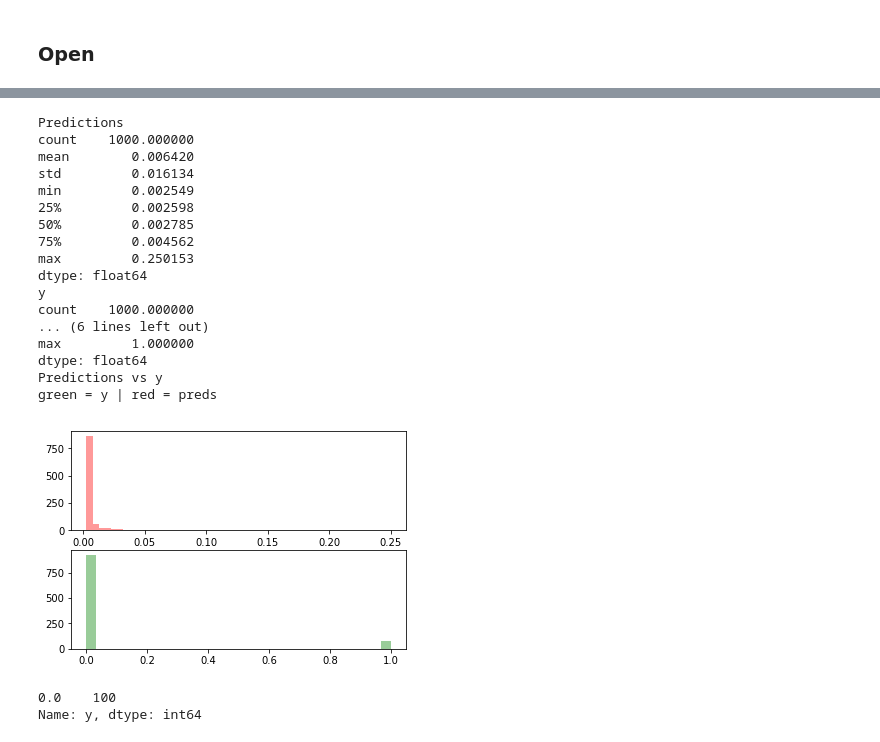
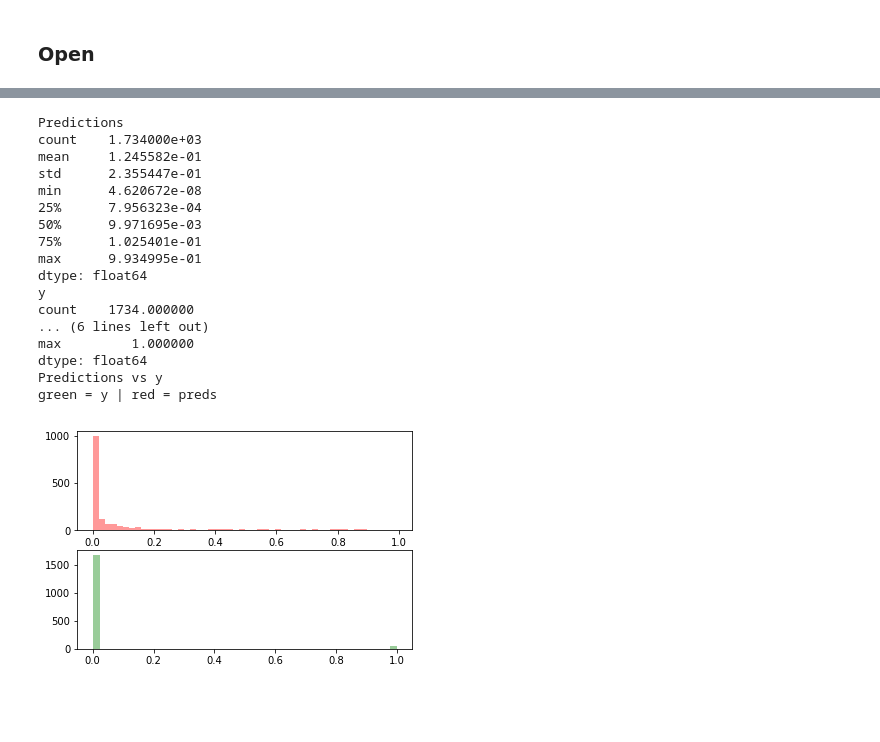
Before and after one commit to 2yan/Super-Simple, a Jupyter notebook: research.ipynb, the cells around one changed output, grey strips where cells are left out. Cells and saved outputs as stored; diff of their text form; code cells hidden in the pictures; blank space fills up the shorter version.

```diff
--- a/research.ipynb
+++ b/research.ipynb
@@ -136,4 +155,6 @@ Done: 124 Remaining: 1, Remaining Time: 0s
 # %%
+candles_before = 25
+X, Y = create_data(observations, candles_before)
 temp = pd.DataFrame(Y, columns = ['y'])
 mask = temp['y'] >= 0.005
 temp.loc[mask, 'new_y'] = 1
@@ -141,0 +166,2 @@ y = temp['new_y'].values
+# %%
+X,y  = make_samples_even(X, y, 1 )
@@ -147,11 +175,12 @@ def generate_model(X, y):
     model.add(kr.layers.LSTM(2**4))
     model.add(kr.layers.Dense(1))
     model.add(kr.layers.Activation('sigmoid'))
-    optimizer = kr.optimizers.RMSprop(lr=0.001)
+    #optimizer = kr.optimizers.RMSprop(lr=0.001)
+    optimizer = kr.optimizers.Adam(0.001)
     model.compile(loss='binary_crossentropy', optimizer=optimizer)
     return model
 
 model = generate_model(X, y)
 # %%
-model.fit(X[:1000], y[:1000],batch_size=100,  epochs=100, validation_split=0.30, verbose = 1)
+model.fit(X, y,batch_size=1000,  epochs=10, validation_split=0.30, verbose = 1)
 # %% [output]
@@ -184,47 +206,57 @@ def convert_cans_to_shape(cans):
 
     return np.array([temp])
 # %%
-def evaluate(X, y):
+def evaluate(samples = 10):
+    hidden_list = []
+    bar = rt.progress_bar(samples)
+    for num in range(0, samples):
+        bar.progress()
+        hidden_list.append(get_random_candles())
+
+    X, Y = create_data(hidden_list, candles_before)
+    temp = pd.DataFrame(Y, columns = ['y'])
+    mask = temp['y'] >= 0.005
+    temp.loc[mask, 'new_y'] = 1
+    temp.loc[~mask, 'new_y'] = 0
+    y = temp['new_y'].values
+
+
     preds = model.predict(X)
     print('Predictions')
     print(pd.Series(preds.reshape(len(preds))).describe())
     print('y')
     print(pd.Series(y).describe())
     print('Predictions vs y')
     fig, (ax, ax2) = plt.subplots(nrows= 2)
     sea.distplot(preds, kde = False, ax = ax, color = 'red')
 
     sea.distplot(y, kde = False, ax = ax2, color = 'green')
     print('green = y | red = preds')
     plt.show()
 
+    comparison = pd.DataFrame()
+    comparison['preds'] = preds.reshape(len(preds))
+    comparison['preds'] = comparison['preds'].apply(lambda x: round(x, 4))
+    comparison['y'] = temp['y']
+    return preds, comparison
 
-evaluate(X[:1000], y[:1000])
+preds, comparison = evaluate()
 # %% [output]
 Predictions
-count    1000.000000
-mean        0.006420
-std         0.016134
-min         0.002549
-25%         0.002598
-50%         0.002785
-75%         0.004562
-max         0.250153
+count    1.734000e+03
+mean     1.245582e-01
+std      2.355447e-01
+min      4.620672e-08
+25%      7.956323e-04
+50%      9.971695e-03
+75%      1.025401e-01
+max      9.934995e-01
 dtype: float64
 y
-count    1000.000000
+count    1734.000000
 ... (6 lines left out)
 max         1.000000
 dtype: float64
 Predictions vs y
 green = y | red = preds
-[figure, old version]
+[figure, new version]
-# %%
-data = pd.DataFrame()
-data['preds'] = preds.reshape(len(preds))
-data['y'] = y[:100]
-
-data[data['preds'] > 0]['y'].value_counts()
-# %% [output]
-0.0    100
-Name: y, dtype: int64
```
Also changed, not shown: parts of 15 cells of this notebook, 2 other files.
